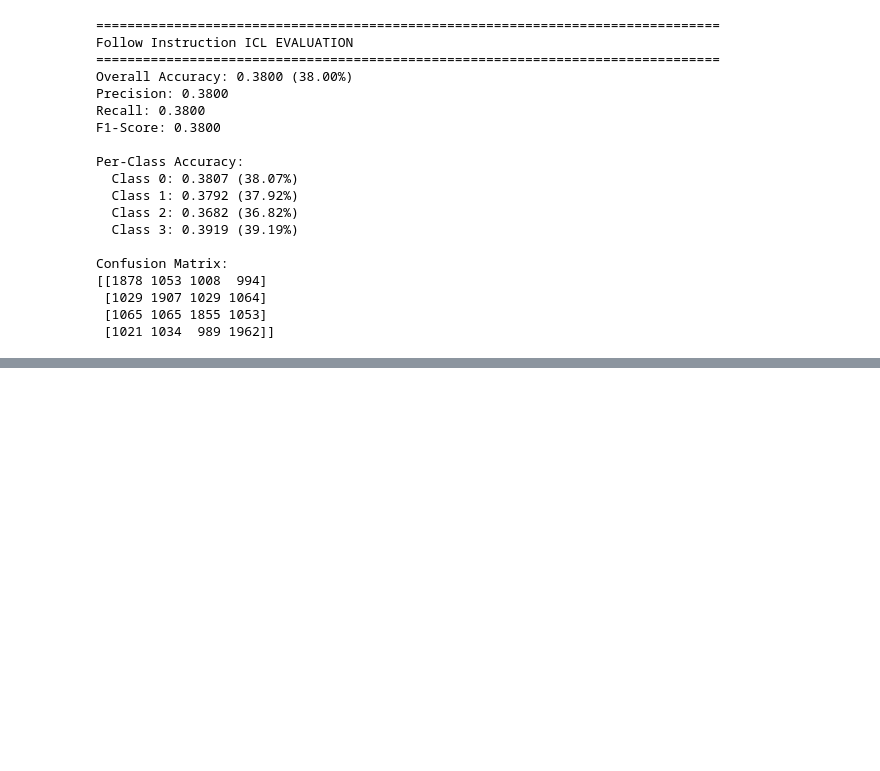
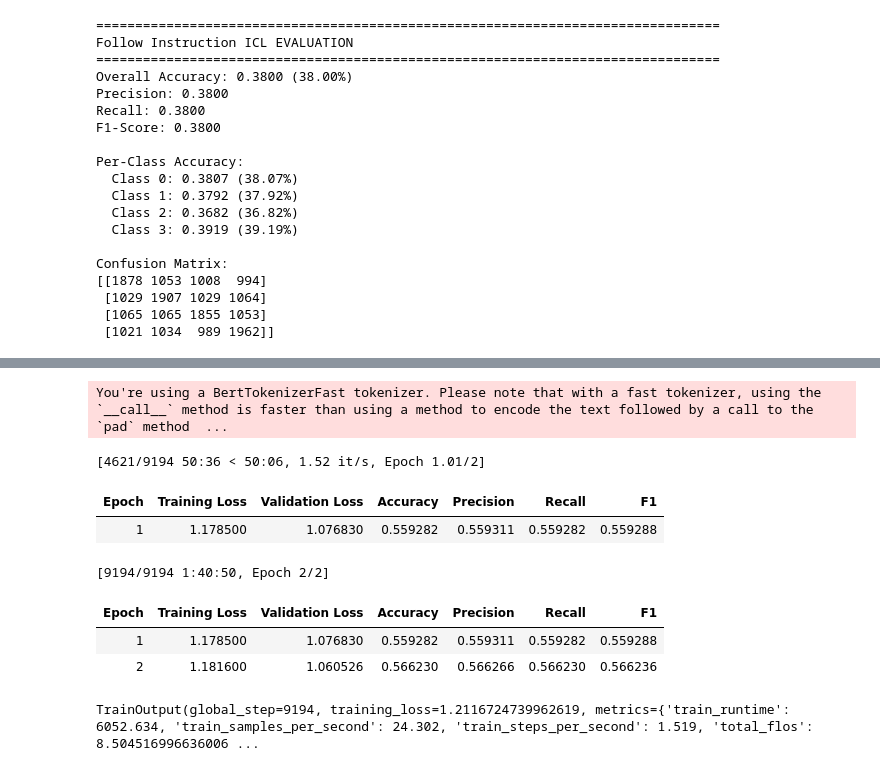
Before and after one commit to Mehrnaz4Hosseini/DataScience, a Jupyter notebook: CA5&6/3_LLM_for_MCQs/llm_for_multiple_choice_questions.ipynb, the cells around one changed output, grey strips where cells are left out. Drawn from its saved outputs; the diff is of its cells as text; code cells hidden in the pictures; blank space fills up the shorter version.

```diff
--- a/CA5&6/3_LLM_for_MCQs/llm_for_multiple_choice_questions.ipynb
+++ b/CA5&6/3_LLM_for_MCQs/llm_for_multiple_choice_questions.ipynb
@@ -940,0 +948,15 @@ Confusion Matrix:
+# %%
+# 11.1 Prepare LoRA configuration
+lora_config = LoraConfig(
+    task_type=TaskType.SEQ_CLS,  # Sequence classification
+    inference_mode=False,
+    r=8,  # Rank
+    lora_alpha=32,
+    lora_dropout=0.1,
+    target_modules=["query", "key", "value", "dense"]  # Layers to apply LoRA to
+)
+# %%
+# 11.2 Apply LoRA to the model
+model = get_peft_model(model, lora_config)
+model.print_trainable_parameters()
+model.to(device)
@@ -940,0 +1054,12 @@ Confusion Matrix:
+# %%
+trainer.train()
+# %% [output]
+You're using a BertTokenizerFast tokenizer. Please note that with a fast tokenizer, using the `__call__` method is faster than using a method to encode the text followed by a call to the `pad` method  ...
+[4621/9194 50:36 < 50:06, 1.52 it/s, Epoch 1.01/2]
+| Epoch | Training Loss | Validation Loss | Accuracy | Precision | Recall | F1 |
+| 1 | 1.178500 | 1.076830 | 0.559282 | 0.559311 | 0.559282 | 0.559288 |
+[9194/9194 1:40:50, Epoch 2/2]
+| Epoch | Training Loss | Validation Loss | Accuracy | Precision | Recall | F1 |
+| 1 | 1.178500 | 1.076830 | 0.559282 | 0.559311 | 0.559282 | 0.559288 |
+| 2 | 1.181600 | 1.060526 | 0.566230 | 0.566266 | 0.566230 | 0.566236 |
+TrainOutput(global_step=9194, training_loss=1.2116724739962619, metrics={'train_runtime': 6052.634, 'train_samples_per_second': 24.302, 'train_steps_per_second': 1.519, 'total_flos': 8.504516996636006 ...
```
Also changed, not shown: parts of 10 cells of this notebook.
